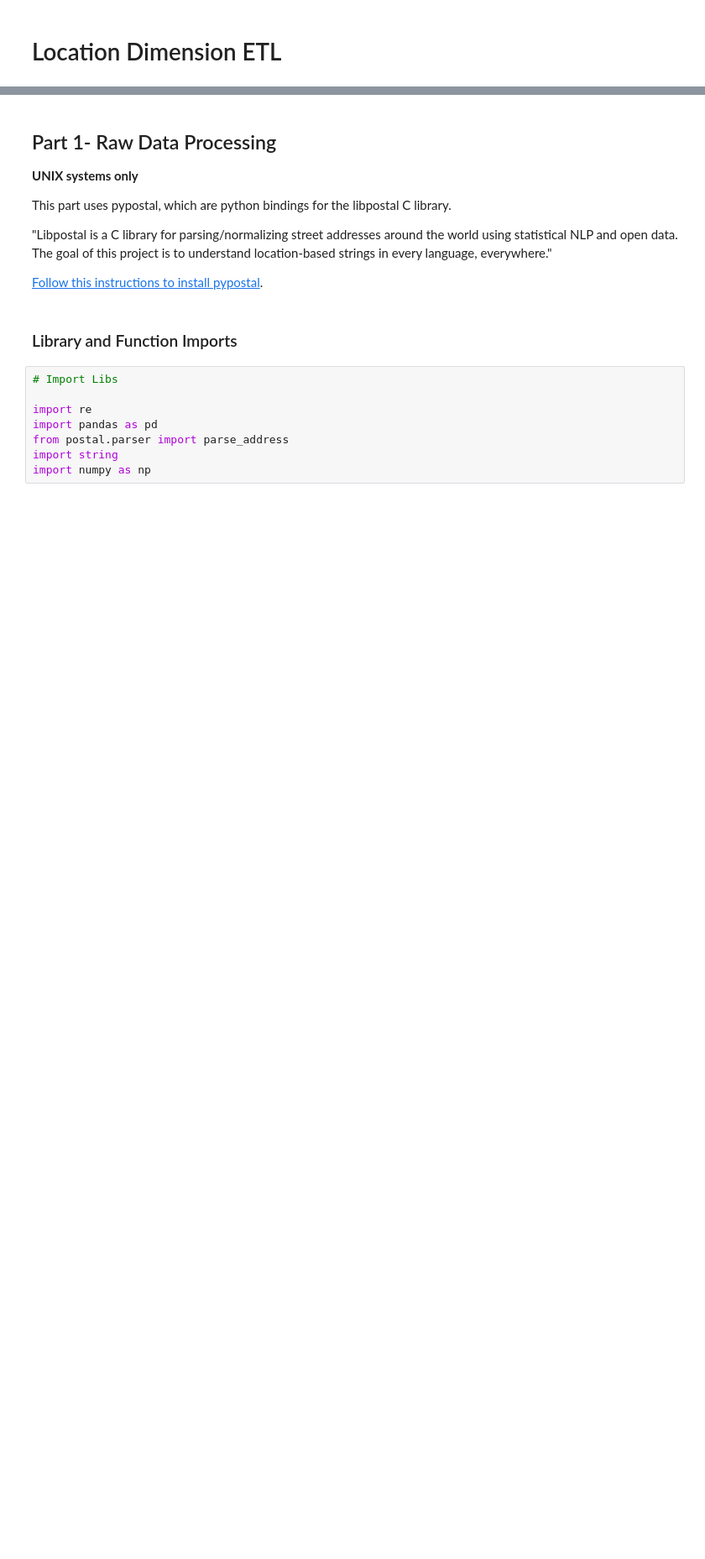
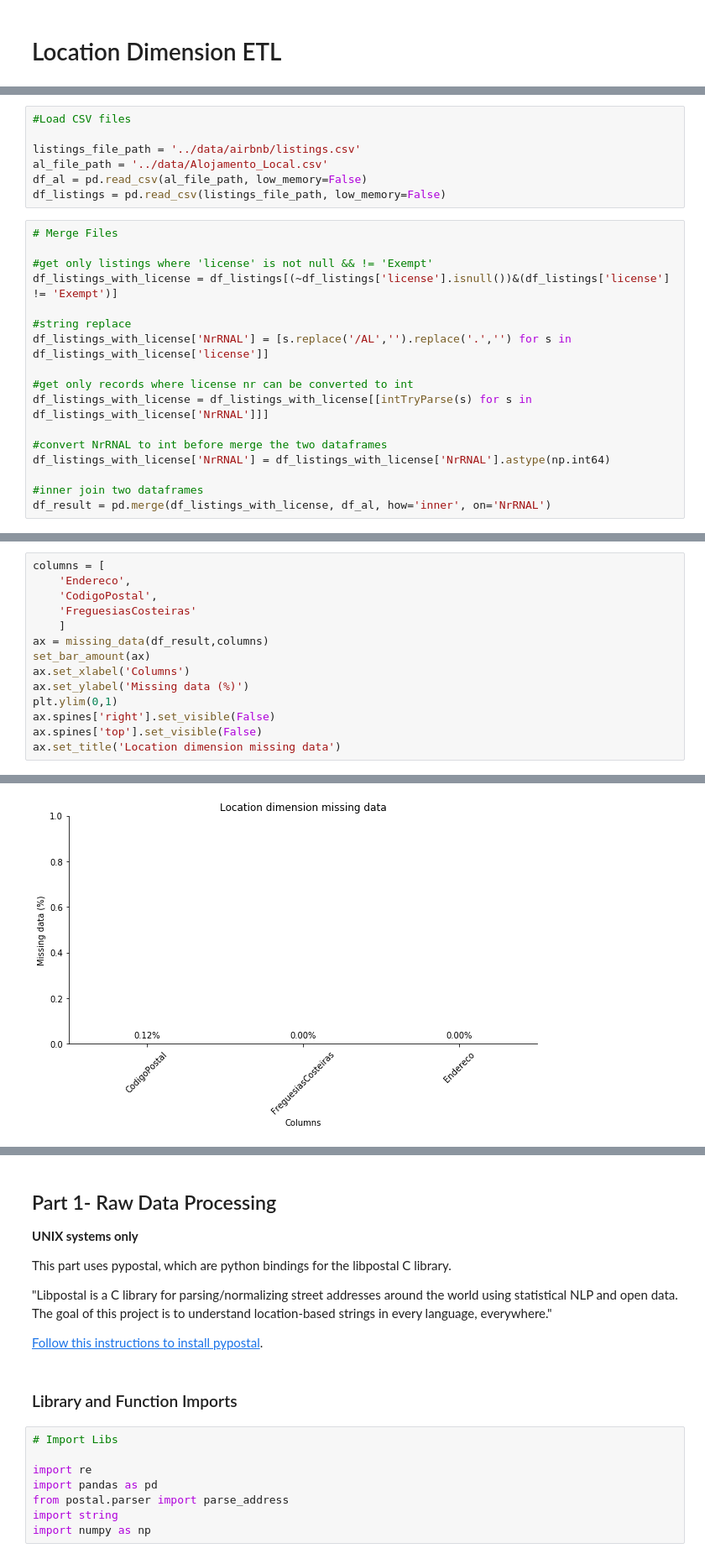
Before and after one commit to beatriz-lima/TPD-Airbnb-Data, a Jupyter notebook: Notebooks/ETL_Location.ipynb, the cells around one changed output, grey strips where cells are left out. Shown at 84% size. Saved outputs shown, nothing was run; the diff lists cells and outputs as text; blank space fills up the shorter version.

```diff
--- a/Notebooks/ETL_Location.ipynb
+++ b/Notebooks/ETL_Location.ipynb
@@ -2,0 +75,24 @@
+# %%
+#Load CSV files
+
+listings_file_path = '../data/airbnb/listings.csv'
+al_file_path = '../data/Alojamento_Local.csv'
+df_al = pd.read_csv(al_file_path, low_memory=False)
+df_listings = pd.read_csv(listings_file_path, low_memory=False)
+# %%
+# Merge Files
+
+#get only listings where 'license' is not null && != 'Exempt'
+df_listings_with_license = df_listings[(~df_listings['license'].isnull())&(df_listings['license'] != 'Exempt')]
+
+#string replace
+df_listings_with_license['NrRNAL'] = [s.replace('/AL','').replace('.','') for s in df_listings_with_license['license']]
+
+#get only records where license nr can be converted to int
+df_listings_with_license = df_listings_with_license[[intTryParse(s) for s in df_listings_with_license['NrRNAL']]]
+
+#convert NrRNAL to int before merge the two dataframes
+df_listings_with_license['NrRNAL'] = df_listings_with_license['NrRNAL'].astype(np.int64)
+
+#inner join two dataframes
+df_result = pd.merge(df_listings_with_license, df_al, how='inner', on='NrRNAL')
@@ -2,0 +111,15 @@
+# %%
+columns = [
+    'Endereco',
+    'CodigoPostal',
+    'FreguesiasCosteiras'
+    ]
+ax = missing_data(df_result,columns)
+set_bar_amount(ax)
+ax.set_xlabel('Columns')
+ax.set_ylabel('Missing data (%)')
+plt.ylim(0,1)
+ax.spines['right'].set_visible(False)
+ax.spines['top'].set_visible(False)
+ax.set_title('Location dimension missing data')
+# %% [output]
@@ -2,0 +131 @@
+[figure, added]
```
Also changed, not shown: parts of 36 cells of this notebook, 2 other files.
